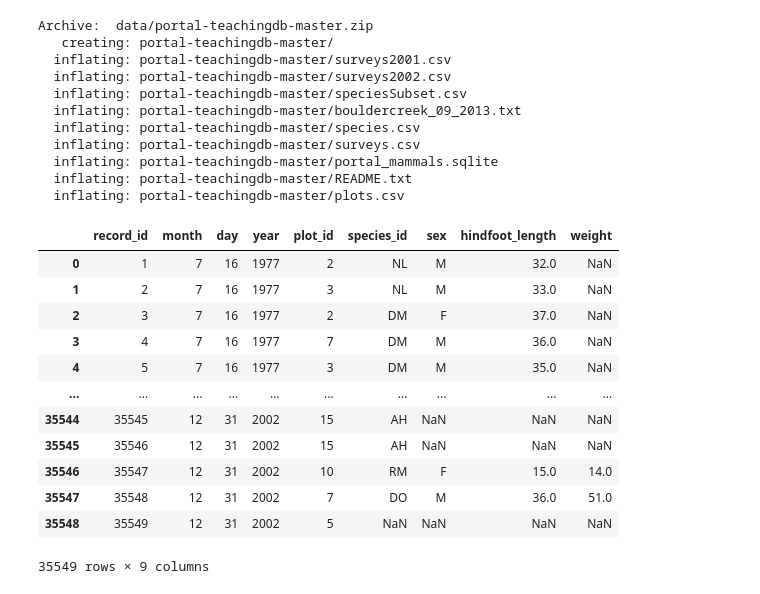
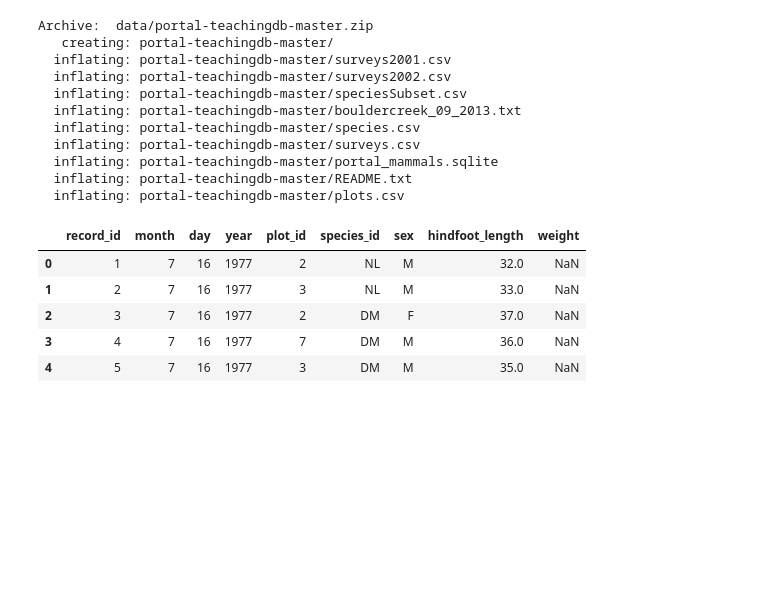
Before and after one commit to arnastam25/dimen-python-2023, a Jupyter notebook: hello.ipynb, the cells around one changed output. Saved outputs shown, nothing was run; the diff lists cells and outputs as text; code cells hidden in the pictures; blank space fills up the shorter version.

```diff
--- a/hello.ipynb
+++ b/hello.ipynb
@@ -112,18 +112,11 @@ import pandas as pd
 # %%
 surveys_df = pd.read_csv('portal-teachingdb-master/surveys.csv')
 # %%
-surveys_df
+surveys_df.head()
 # %% [output]
 |  | record_id | month | day | year | plot_id | species_id | sex | hindfoot_length | weight |
 | 0 | 1 | 7 | 16 | 1977 | 2 | NL | M | 32.0 | NaN |
 | 1 | 2 | 7 | 16 | 1977 | 3 | NL | M | 33.0 | NaN |
 | 2 | 3 | 7 | 16 | 1977 | 2 | DM | F | 37.0 | NaN |
 | 3 | 4 | 7 | 16 | 1977 | 7 | DM | M | 36.0 | NaN |
 | 4 | 5 | 7 | 16 | 1977 | 3 | DM | M | 35.0 | NaN |
-| ... | ... | ... | ... | ... | ... | ... | ... | ... | ... |
-| 35544 | 35545 | 12 | 31 | 2002 | 15 | AH | NaN | NaN | NaN |
-| 35545 | 35546 | 12 | 31 | 2002 | 15 | AH | NaN | NaN | NaN |
-| 35546 | 35547 | 12 | 31 | 2002 | 10 | RM | F | 15.0 | 14.0 |
-| 35547 | 35548 | 12 | 31 | 2002 | 7 | DO | M | 36.0 | 51.0 |
-| 35548 | 35549 | 12 | 31 | 2002 | 5 | NaN | NaN | NaN | NaN |
-35549 rows × 9 columns
```
Also changed, not shown: parts of 24 cells of this notebook.
